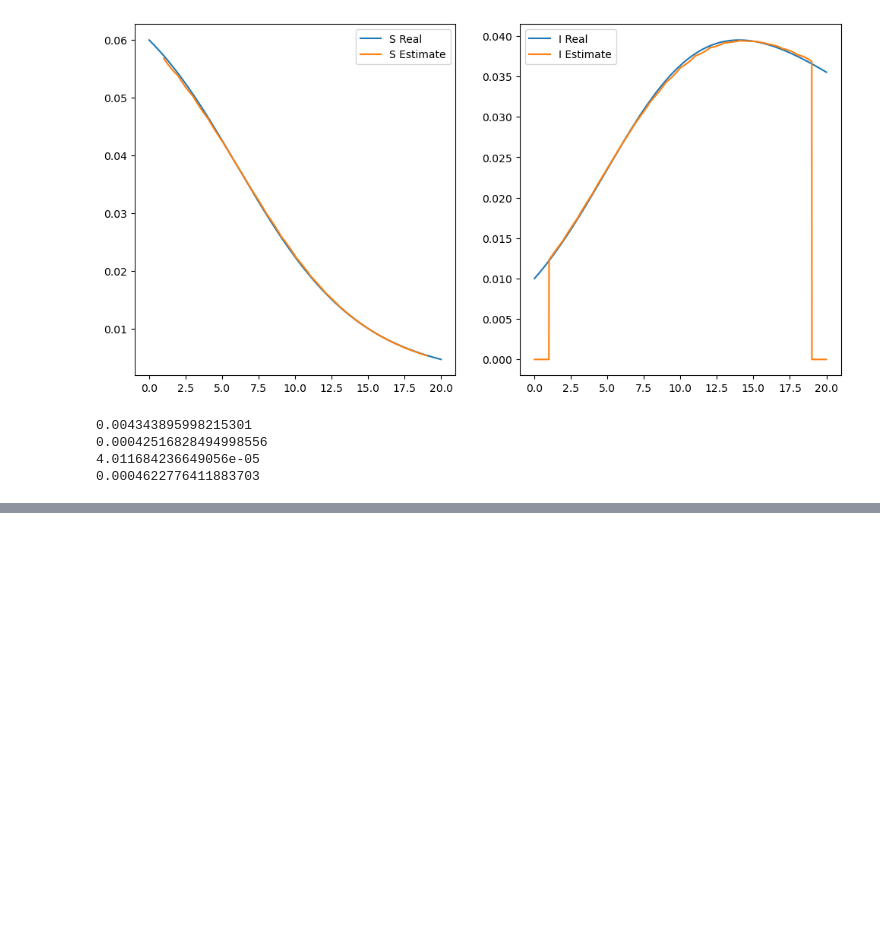
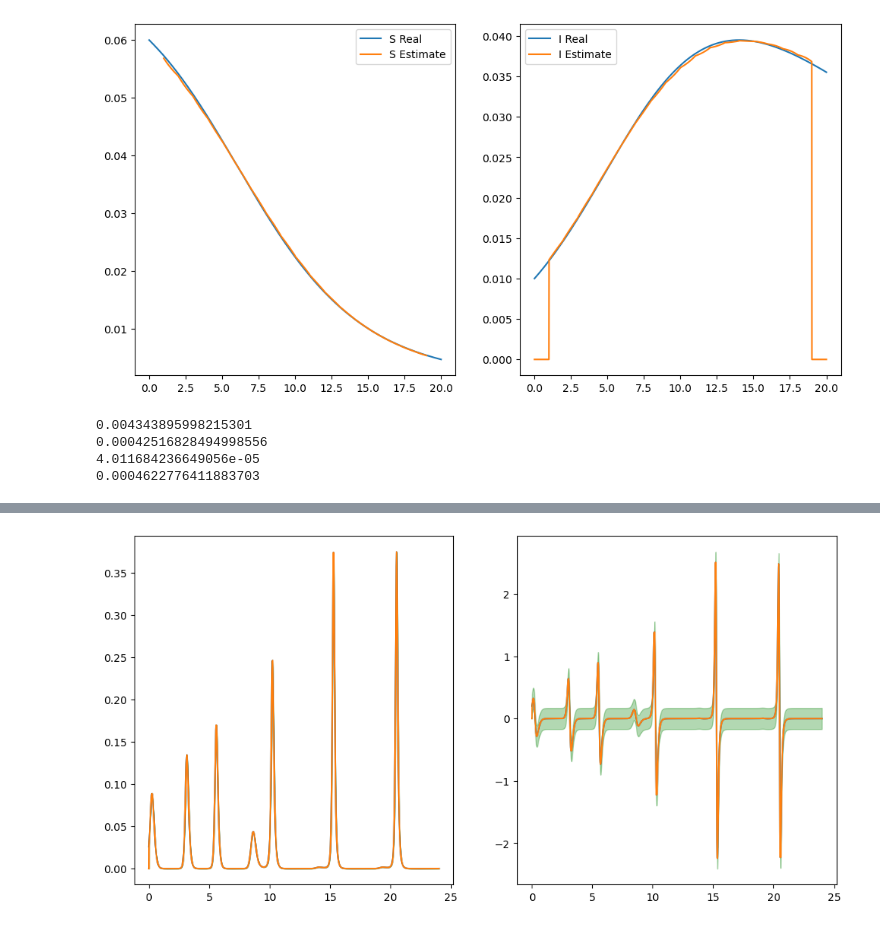
Before and after one commit to rahalnanayakkara/nonlinear_observers, a Jupyter notebook: epidemiology/SIR_notebook.ipynb, the cells around one changed output, grey strips where cells are left out. Cells and saved outputs as stored; diff of their text form; code cells hidden in the pictures; blank space fills up the shorter version.

```diff
--- a/epidemiology/SIR_notebook.ipynb
+++ b/epidemiology/SIR_notebook.ipynb
@@ -86,0 +142,23 @@ print(np.max(y3))
+# %%
+window_size = 4 # Number of samples in window
+delay = 1
+d = 3
+nderivs = 2
+
+Y_max = [0.4, 2.7, 60, 1010, 170000]
+
+y_hat, y_bound = get_poly_estimates(t_samples, y_samples, Y_max, window_size, sampling_dt, d, delay, nderivs, integration_dt)
+# %%
+plt.figure(figsize=(12,6))
+plt.subplot(1,2,1)
+plt.plot(time, y_d[0])
+plt.plot(time, y_hat[0])
+plt.fill_between(time, y_hat[0]-y_bound[0], y_hat[0]+y_bound[0], alpha=0.3, color='green')
+
+plt.subplot(1,2,2)
+plt.plot(time, y_d[1])
+plt.plot(time, y_hat[1])
+plt.fill_between(time, y_hat[1]-y_bound[1], y_hat[1]+y_bound[1], alpha=0.3, color='green')
+plt.show()
+# %% [output]
+[figure, added]
```
Also changed, not shown: parts of 10 cells of this notebook, 4 other files.
